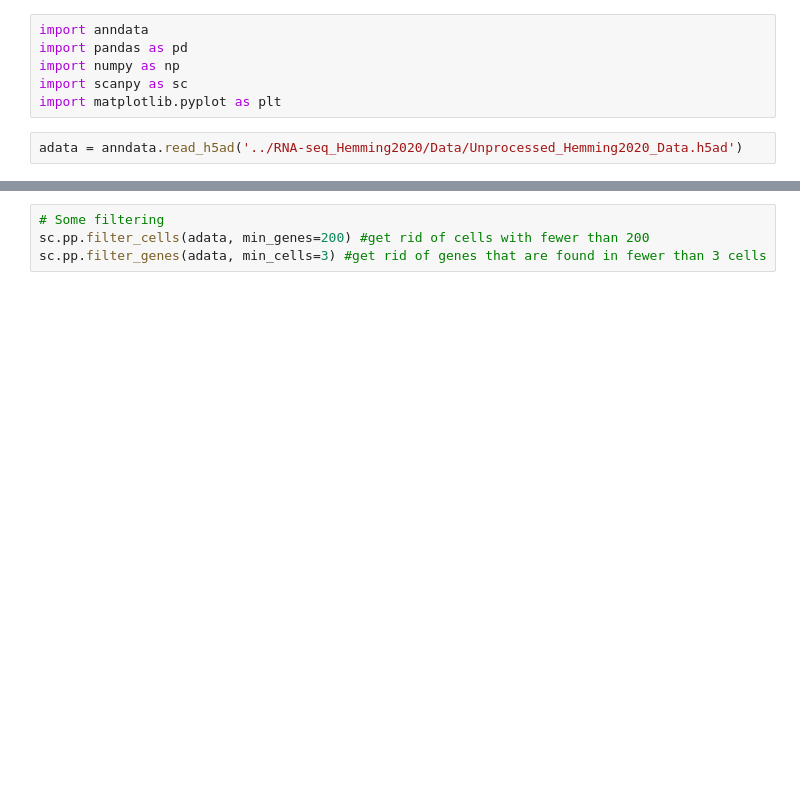
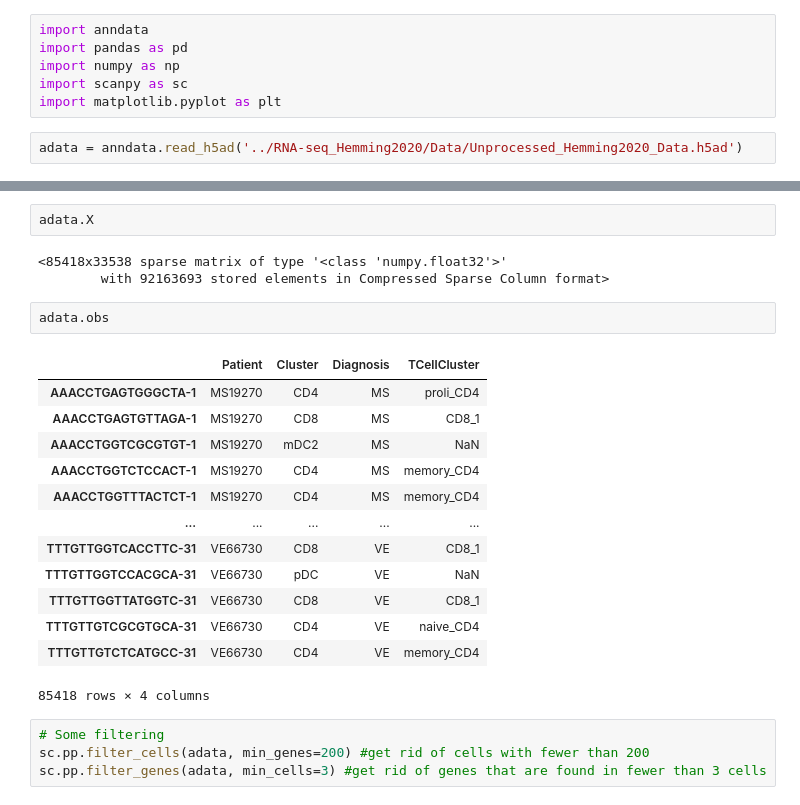
Before and after one commit to J-Anzules/CitoRNA-seq_analysis, a Jupyter notebook: Processing_Hemming2020_Data.ipynb, the cells around one changed output, grey strips where cells are left out. Saved outputs shown, nothing was run; the diff lists cells and outputs as text; blank space fills up the shorter version.

```diff
--- a/Processing_Hemming2020_Data.ipynb
+++ b/Processing_Hemming2020_Data.ipynb
@@ -15,3 +29,24 @@ AnnData object with n_obs × n_vars = 85418 × 33538
+# %%
+adata.X
+# %% [output]
+<85418x33538 sparse matrix of type '<class 'numpy.float32'>'
+        with 92163693 stored elements in Compressed Sparse Column format>
+# %%
+adata.obs
+# %% [output]
+|  | Patient | Cluster | Diagnosis | TCellCluster |
+| AAACCTGAGTGGGCTA-1 | MS19270 | CD4 | MS | proli_CD4 |
+| AAACCTGAGTGTTAGA-1 | MS19270 | CD8 | MS | CD8_1 |
+| AAACCTGGTCGCGTGT-1 | MS19270 | mDC2 | MS | NaN |
+| AAACCTGGTCTCCACT-1 | MS19270 | CD4 | MS | memory_CD4 |
+| AAACCTGGTTTACTCT-1 | MS19270 | CD4 | MS | memory_CD4 |
+| ... | ... | ... | ... | ... |
+| TTTGTTGGTCACCTTC-31 | VE66730 | CD8 | VE | CD8_1 |
+| TTTGTTGGTCCACGCA-31 | VE66730 | pDC | VE | NaN |
+| TTTGTTGGTTATGGTC-31 | VE66730 | CD8 | VE | CD8_1 |
+| TTTGTTGTCGCGTGCA-31 | VE66730 | CD4 | VE | naive_CD4 |
+| TTTGTTGTCTCATGCC-31 | VE66730 | CD4 | VE | memory_CD4 |
+85418 rows × 4 columns
 # %%
 # Some filtering
 sc.pp.filter_cells(adata, min_genes=200) #get rid of cells with fewer than 200
```
Also changed, not shown: parts of 1 cell of this notebook, 2 other files.
